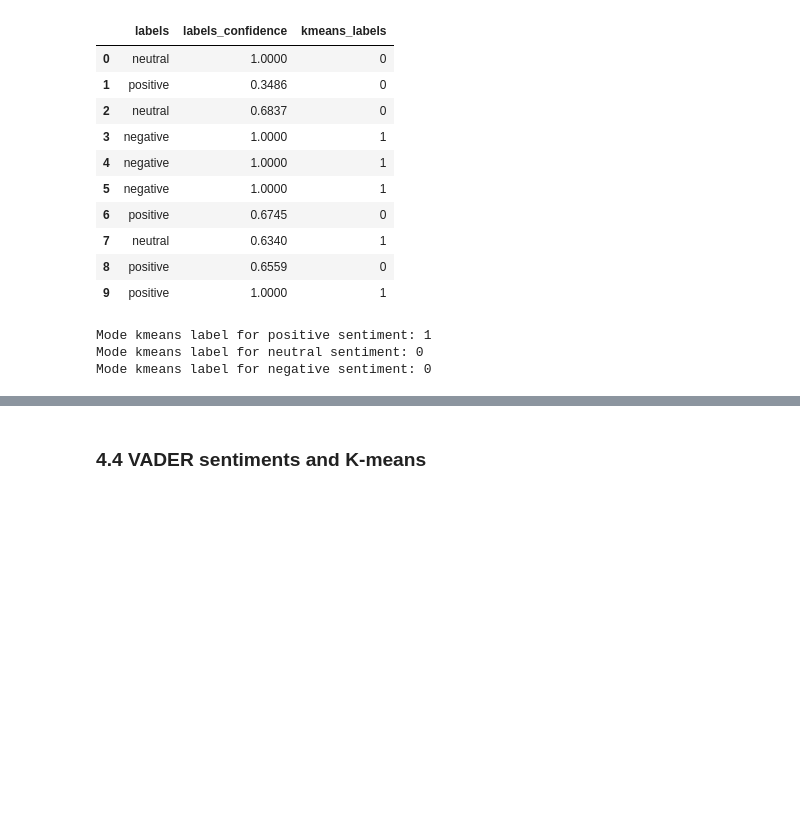
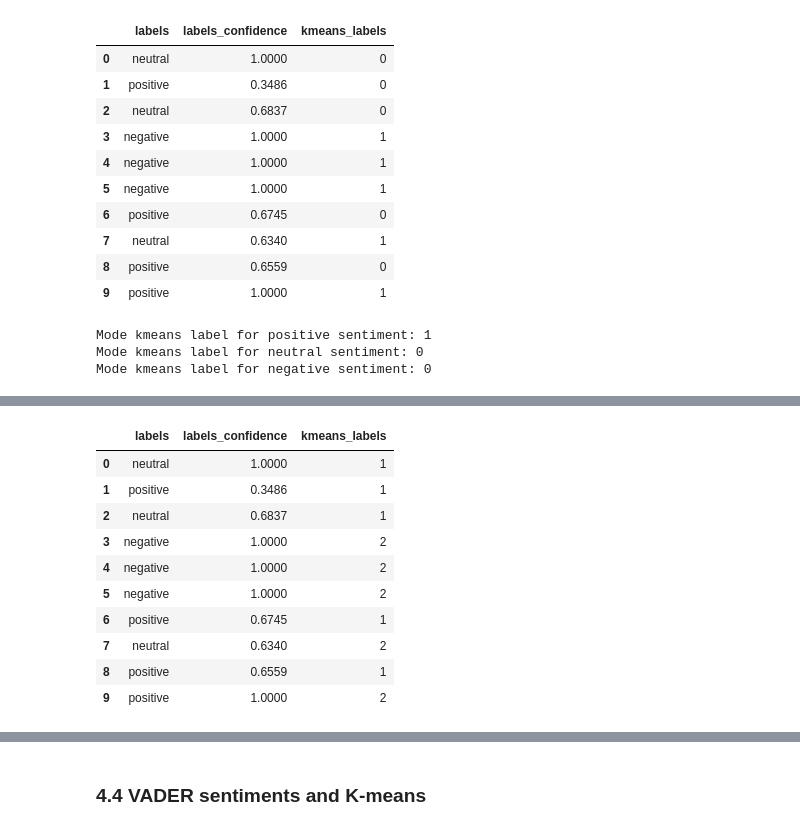
Before and after one commit to NomadZhang/MSI5001, a Jupyter notebook: main.ipynb, the cells around one changed output, grey strips where cells are left out. Saved outputs shown, nothing was run; the diff lists cells and outputs as text; code cells hidden in the pictures; blank space fills up the shorter version.

```diff
--- a/main.ipynb
+++ b/main.ipynb
@@ -990,0 +919,27 @@ WCSSE (Inertia) for K=20: 20686.388671875
+# %%
+#Try k-means again but without handles
+#use only the first 4 columns of the dataset (PCA of emojis_emoticons and sentiment words)
+
+k = 3
+kmeans = KMeans(n_clusters=k, n_init=10, random_state=0)
+kmeans.fit(specific_features_encoded.iloc[:, 0:4]) #run the clustering only for the first 4 columns
+# Cluster labels assigned to each data point (0, 1, or 2 for 3 clusters)
+labels = kmeans.labels_
+
+clustering_results=pd.DataFrame()
+clustering_results["labels"]=tweet_data["airline_sentiment"]
+clustering_results["labels_confidence"]=tweet_data["sentiment_confidence"]
+clustering_results["kmeans_labels"]=labels
+clustering_results.head(10)
+# %% [output]
+|  | labels | labels_confidence | kmeans_labels |
+| 0 | neutral | 1.0000 | 1 |
+| 1 | positive | 0.3486 | 1 |
+| 2 | neutral | 0.6837 | 1 |
+| 3 | negative | 1.0000 | 2 |
+| 4 | negative | 1.0000 | 2 |
+| 5 | negative | 1.0000 | 2 |
+| 6 | positive | 0.6745 | 1 |
+| 7 | neutral | 0.6340 | 2 |
+| 8 | positive | 0.6559 | 1 |
+| 9 | positive | 1.0000 | 2 |
```
Also changed, not shown: parts of 15 cells of this notebook.
